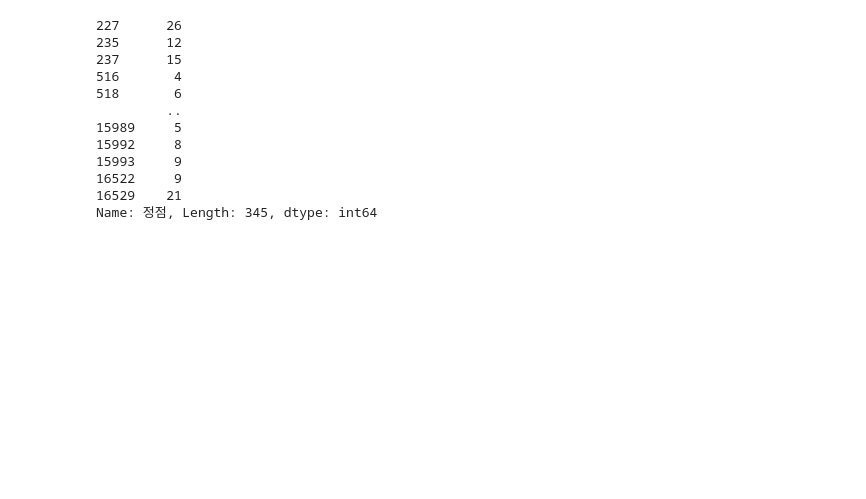
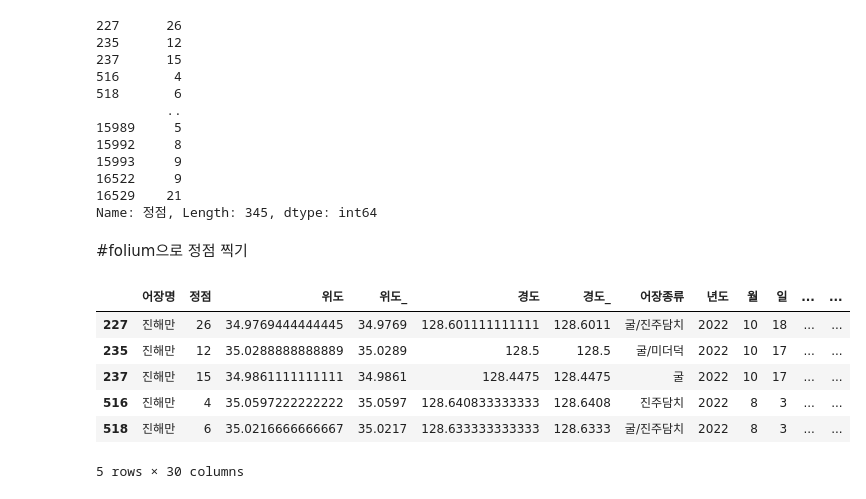
Before and after one commit to Hanhojjung/---_-----, a Jupyter notebook: knn(저)결측값제거.ipynb, the cells around one changed output. Cells and saved outputs as stored; diff of their text form; code cells hidden in the pictures; blank space fills up the shorter version.

```diff
--- a/knn(저)결측값제거.ipynb
+++ b/knn(저)결측값제거.ipynb
@@ -309,3 +309,5 @@ df2['정점']
 16522     9
 16529    21
 Name: 정점, Length: 345, dtype: int64
+# %% [markdown]
+#folium으로 정점 찍기
@@ -311,0 +316,10 @@ Name: 정점, Length: 345, dtype: int64
+# %%
+df2.head()
+# %% [output]
+|  | 어장명 | 정점 | 위도 | 위도_ | 경도 | 경도_ | 어장종류 | 년도 | 월 | 일 | ... | ... |
+| 227 | 진해만 | 26 | 34.9769444444445 | 34.9769 | 128.601111111111 | 128.6011 | 굴/진주담치 | 2022 | 10 | 18 | ... | ... |
+| 235 | 진해만 | 12 | 35.0288888888889 | 35.0289 | 128.5 | 128.5 | 굴/미더덕 | 2022 | 10 | 17 | ... | ... |
+| 237 | 진해만 | 15 | 34.9861111111111 | 34.9861 | 128.4475 | 128.4475 | 굴 | 2022 | 10 | 17 | ... | ... |
+| 516 | 진해만 | 4 | 35.0597222222222 | 35.0597 | 128.640833333333 | 128.6408 | 진주담치 | 2022 | 8 | 3 | ... | ... |
+| 518 | 진해만 | 6 | 35.0216666666667 | 35.0217 | 128.633333333333 | 128.6333 | 굴/진주담치 | 2022 | 8 | 3 | ... | ... |
+5 rows × 30 columns
```
Also changed, not shown: parts of 14 cells of this notebook, 10 other files.
